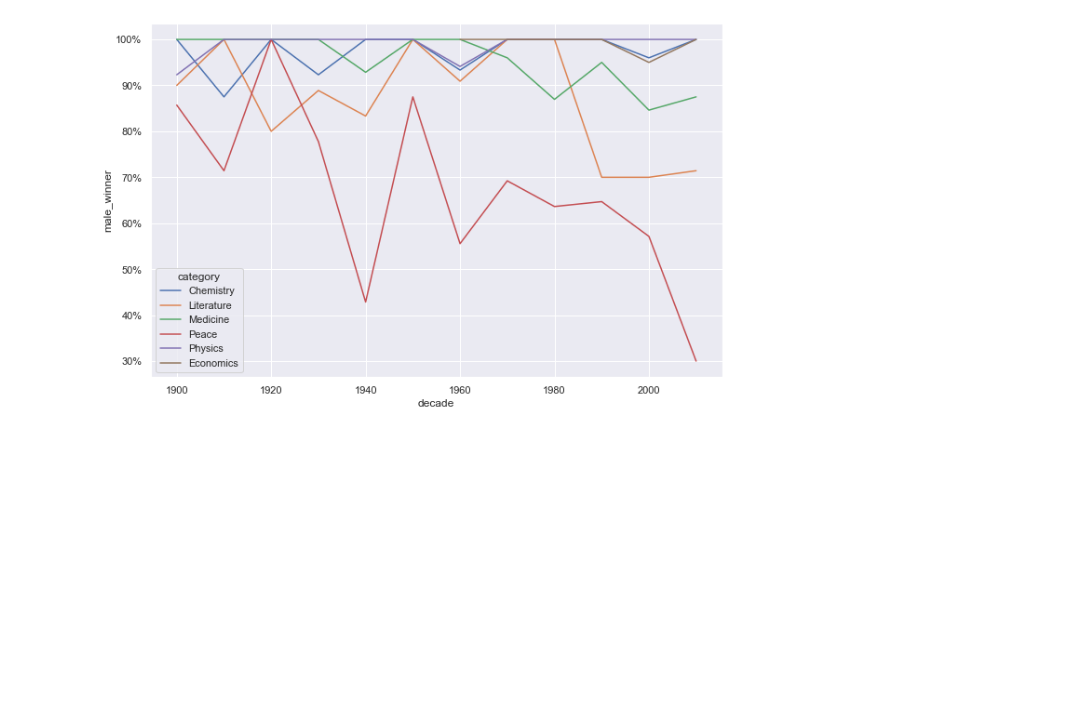
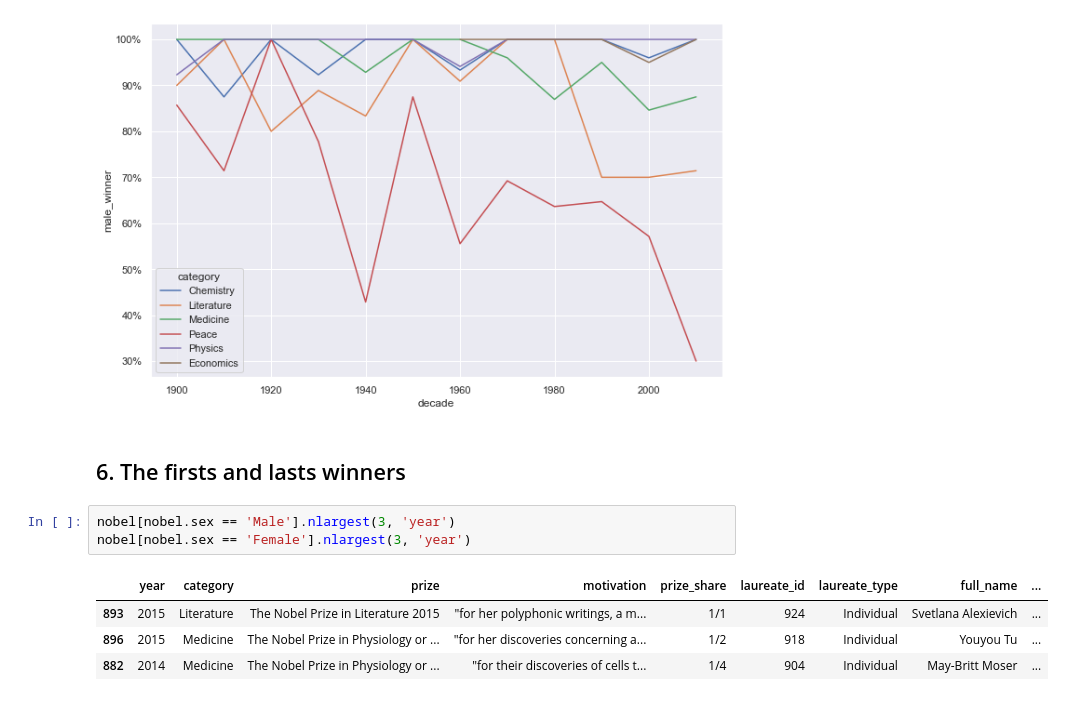
Before and after one commit to mmoazzen/ProjectOne, a Jupyter notebook: Project1.ipynb, the cells around one changed output. Cells and saved outputs as stored; diff of their text form; blank space fills up the shorter version.

```diff
--- a/Project1.ipynb
+++ b/Project1.ipynb
@@ -80,3 +80,13 @@ ax = sns.lineplot(x = 'decade', y = 'male_winner', hue='category',data = prop_ma
 ax.yaxis.set_major_formatter(PercentFormatter(1.0))
 # %% [output]
 [figure]
+# %% [markdown]
+## 6. The firsts and lasts winners
+# %%
+nobel[nobel.sex == 'Male'].nlargest(3, 'year')
+nobel[nobel.sex == 'Female'].nlargest(3, 'year')
+# %% [output]
+|  | year | category | prize | motivation | prize_share | laureate_id | laureate_type | full_name | ... |
+| 893 | 2015 | Literature | The Nobel Prize in Literature 2015 | "for her polyphonic writings, a m... | 1/1 | 924 | Individual | Svetlana Alexievich | ... |
+| 896 | 2015 | Medicine | The Nobel Prize in Physiology or ... | "for her discoveries concerning a... | 1/2 | 918 | Individual | Youyou Tu | ... |
+| 882 | 2014 | Medicine | The Nobel Prize in Physiology or ... | "for their discoveries of cells t... | 1/4 | 904 | Individual | May-Britt Moser | ... |
```
Also changed, not shown: parts of 12 cells of this notebook, 4 other files.
